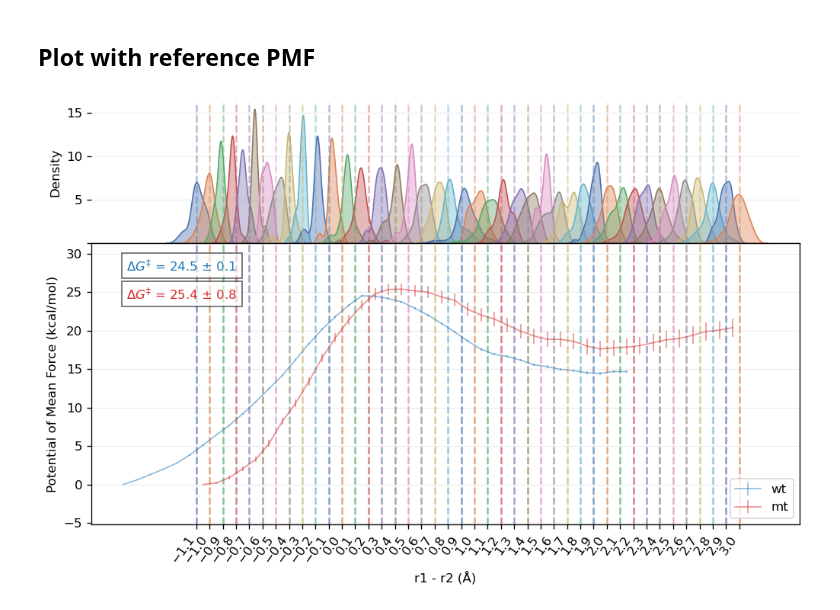
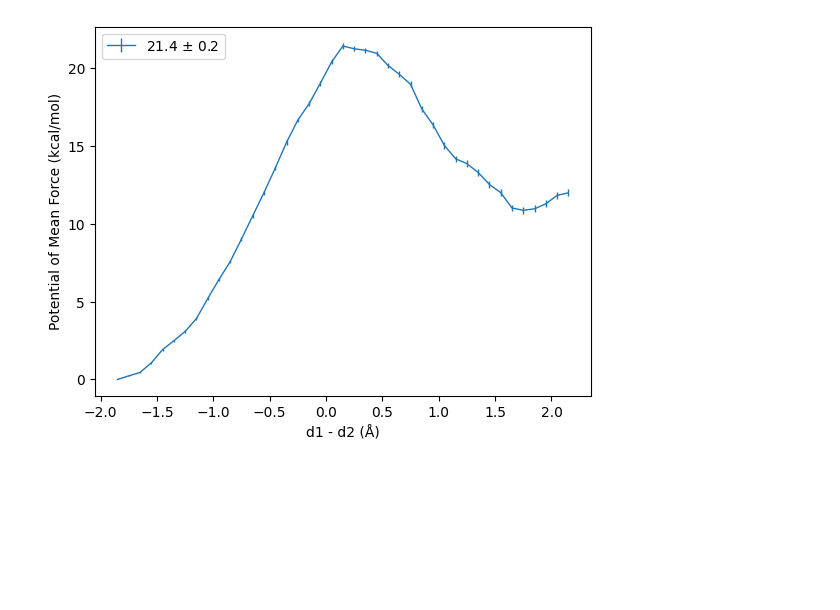
Before and after one commit to van-richard/amberassist, a Jupyter notebook: mbar/mbar.ipynb, the cells around one changed output. Cells and saved outputs as stored; diff of their text form; code cells hidden in the pictures; blank space fills up the shorter version.

Commit message:
updated mbar & clean

```diff
--- a/mbar/mbar.ipynb
+++ b/mbar/mbar.ipynb
@@ -159,2 +86,0 @@ plt.show()
-# %% [markdown]
-## Plot with reference PMF
@@ -179,51 +86,0 @@ label=['wt', 'mt']
-# %%
-
-fig = plt.figure(figsize=(10,6), dpi=120)
-
-# _Not for publication_
-
-c = sb.color_palette('deep', n_windows) # color palette for windows
-cpmf = ['tab:blue', 'tab:red']
-_xfrac = 0.05
-_yfrac = 0.9
-
-opa = 0.4 # opacity
-
-axs = fig.subplot_mosaic(
-    """
-    A
-    B
-    """,height_ratios=[1,2],sharex=True)
-
-for i in range(n_windows):
-    sb.kdeplot(val_kn[i], fill=True, alpha=opa, ax=axs['A'], color=c[i])
-    axs['A'].axvline(x=val0_k[i], linestyle='--', alpha=opa, color=c[i])
-    axs['A'].yaxis.get_major_ticks()[0].label1.set_visible(False)
-    axs['A'].grid(linestyle='-', alpha=opa-0.2)
-
-for idx in range(len(fnames)):
-    xdata,ydata,yerrs,dgd,err = getpmf(fnames[idx])
-    axs['B'].errorbar(xdata, ydata, yerr=yerrs, linewidth=1, color=cpmf[idx], alpha=opa+0.1,label=label[idx])
-    for i in range(n_windows):
-        # axs['B'].scatter(xdata[i-1], ydata[i-1], color=c[i])
-        axs['B'].axvline(x=val0_k[i], linestyle='--', alpha=opa, color=c[i])
-        axs['B'].grid(linestyle='-', alpha=opa-0.2)
-
-    axs['B'].annotate(f"$\Delta G^\ddag$ = {dgd} $\pm$ {err}", xy=(_xfrac,_yfrac),
-                        xycoords='axes fraction',bbox=dict(fc='w', alpha=opa+0.2), color=cpmf[idx])
-    _yfrac=_yfrac-0.10
-
-axs['B'].set_xlabel("r1 - r2 (Å)")
-axs['B'].set_ylabel("Potential of Mean Force (kcal/mol)")
-
-plt.legend(loc=4)
-plt.margins(x=0.00, y=0.2)
-plt.xticks(ticks=val0_k, rotation=55, ha='right')
-
-sb.despine(left=True, bottom=False, right=True, ax=axs['A'])
-fig.subplots_adjust(wspace=0, hspace=0)
-
-plt.savefig(f"img/prelim-pmfref-{step}.{rep}.png")
-plt.show()
-# %% [output]
-[figure, removed]
@@ -234,0 +87,15 @@ plt.show()
+# %%
+pmf = f"freefile/mbar_{fname}"
+initial0 = np.loadtxt(pmf)
+
+dgd, edgd = np.round(initial0[:,1].max() - initial0[:10,1].min(),1), np.round(initial0[initial0[:,1].argmax()][2],1)
+
+plt.errorbar(initial0[:,0], initial0[:,1] - initial0[:10,1].min(), yerr=initial0[:,2], linewidth=1, label=f"{dgd} $\pm$ {edgd}")
+plt.xlabel("d1 - d2 (Å)")
+plt.ylabel("Potential of Mean Force (kcal/mol)")
+plt.legend(loc=2)
+plt.savefig(f"img/pmf-{fname}.png", dpi=300)
+plt.show()
+# plt.errorbar(bin_centers, df_i, linewidth=1)
+# %% [output]
+[figure, added]
```
Also changed, not shown: parts of 19 cells of this notebook, 21 other files.
